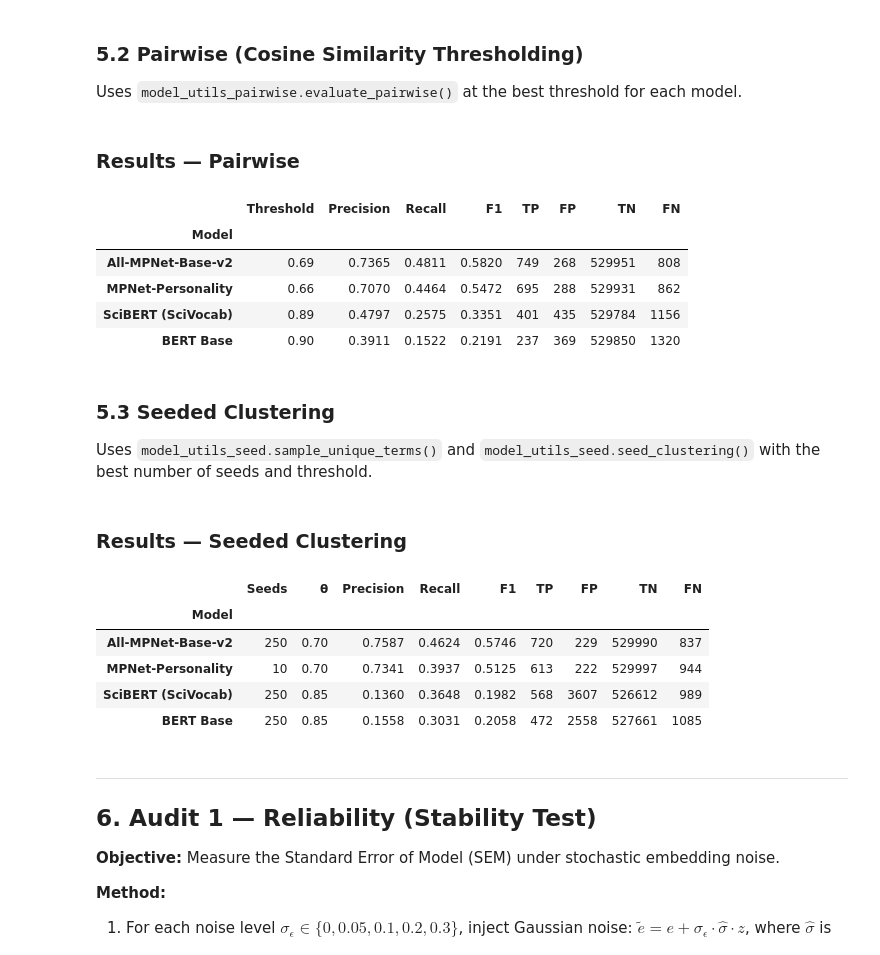
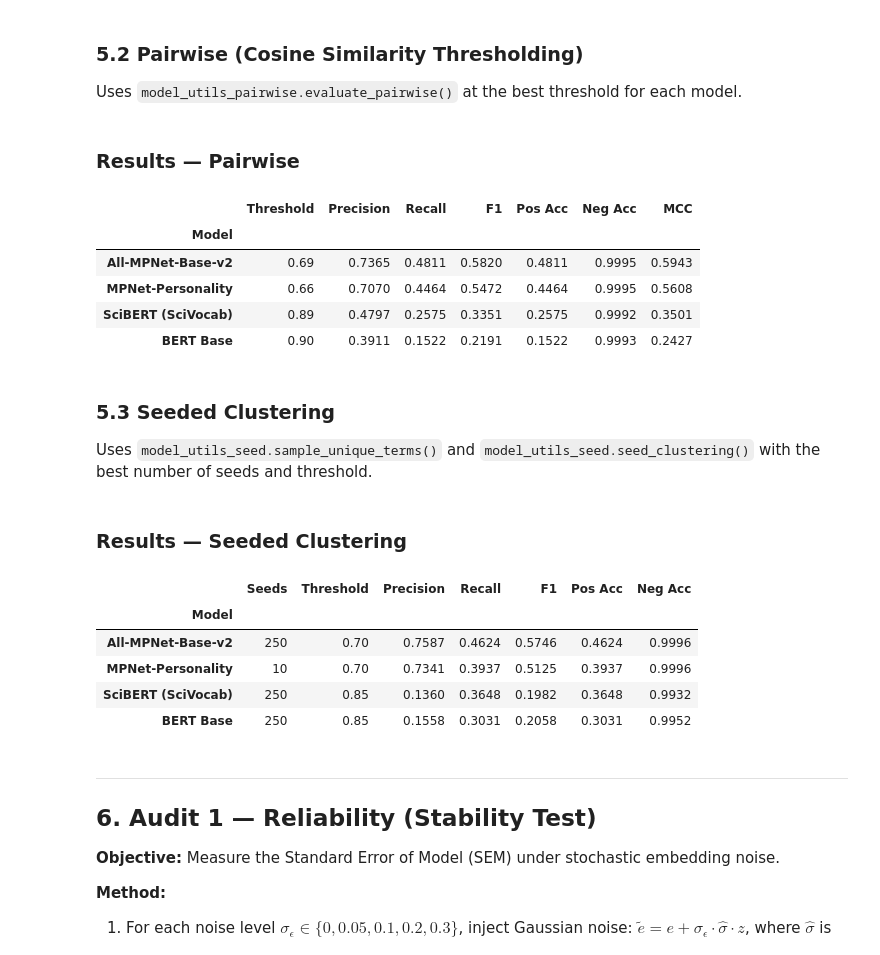
Before and after one commit to rasoulnorouzi/Social_Science_Construct_Harmonization, a Jupyter notebook: analysis/elsst_audit_analysis.ipynb, the cells around one changed output. Saved outputs shown, nothing was run; the diff lists cells and outputs as text; code cells hidden in the pictures.

```diff
--- a/analysis/elsst_audit_analysis.ipynb
+++ b/analysis/elsst_audit_analysis.ipynb
@@ -231,8 +239,8 @@ All subsequent technique evaluations and audits reuse these cached embeddings.
 embedding_cache = {}
 
 for model_name in MODELS_TO_EVAL:
-    model_cfg = MODELS[model_name]
-    model_type = model_cfg.get("type", TYPE_SENTENCE)
+    model_cfg = config.MODELS[model_name]
+    model_type = model_cfg.get("type", config.TYPE_SENTENCE)
     display_name = model_cfg.get("display_name", model_name)
 
     print(f"\n{'─' * 60}")
@@ -244,7 +252,7 @@ for model_name in MODELS_TO_EVAL:
         print(f"  ✗ FAILED — skipping")
         continue
 
-    embedding_cache[model_name] = shared.build_embeddings(model, unique_terms, batch_size=BATCH_SIZE)
+    embedding_cache[model_name] = shared.build_embeddings(model, unique_terms, batch_size=config.BATCH_SIZE)
     print(f"  ✓ Embeddings cached — shape {embedding_cache[model_name]['norm_np'].shape}")
 
     # Free model from GPU memory
@@ -359,6 +372,7 @@ display(pd.DataFrame(clustering_rows).set_index("Model"))
 
 Uses `model_utils_pairwise.evaluate_pairwise()` at the best threshold for each model.
 # %%
+
 # ── 5.2  PAIRWISE ────────────────────────────────────────────────────────────
 pairwise_rows = []
 
@@ -369,16 +383,20 @@ for model_name in MODELS_TO_EVAL:
     norm_t = embedding_cache[model_name]["norm_t"]
     threshold = BEST_PAIRWISE_THRESHOLDS[model_name]
 
-    # Cosine similarity via dot product of L2-normalised vectors
-    sims = (norm_t[idx1_t] * norm_t[idx2_t]).sum(dim=1).cpu().numpy()
+    # Cosine similarity via mup.compute_pairwise_similarities_from_cache()
+    sims = mup.compute_pairwise_similarities_from_cache(norm_t, idx1_t, idx2_t)
+
+    # Evaluate via mup.evaluate_pairwise() — returns sklearn metrics + MCC
+    p, r, f1, pos_acc, neg_acc, mcc = mup.evaluate_pairwise(sims, labels, threshold)
+
     preds = (sims > threshold).astype(np.int8)
 
-    p, r, f1, tp, fp, tn, fn = shared.compute_metrics(labels, preds)
     pairwise_rows.append({
-        "Model": MODELS[model_name]["display_name"],
+        "Model": config.MODELS[model_name]["display_name"],
         "Threshold": f"{threshold:.2f}",
         "Precision": f"{p:.4f}", "Recall": f"{r:.4f}", "F1": f"{f1:.4f}",
-        "TP": tp, "FP": fp, "TN": tn, "FN": fn,
+        "Pos Acc": f"{pos_acc:.4f}", "Neg Acc": f"{neg_acc:.4f}",
+        "MCC": f"{mcc:.4f}",
     })
 
     preds_store["pairwise"][model_name] = {"preds": preds, "similarities": sims}
@@ -387,12 +405,12 @@ display(Markdown("### Results — Pairwise"))
 display(pd.DataFrame(pairwise_rows).set_index("Model"))
 # %% [output]
 ### Results — Pairwise
-|  | Threshold | Precision | Recall | F1 | TP | FP | TN | FN |
-| Model |  |  |  |  |  |  |  |  |
-| All-MPNet-Base-v2 | 0.69 | 0.7365 | 0.4811 | 0.5820 | 749 | 268 | 529951 | 808 |
-| MPNet-Personality | 0.66 | 0.7070 | 0.4464 | 0.5472 | 695 | 288 | 529931 | 862 |
-| SciBERT (SciVocab) | 0.89 | 0.4797 | 0.2575 | 0.3351 | 401 | 435 | 529784 | 1156 |
-| BERT Base | 0.90 | 0.3911 | 0.1522 | 0.2191 | 237 | 369 | 529850 | 1320 |
+|  | Threshold | Precision | Recall | F1 | Pos Acc | Neg Acc | MCC |
+| Model |  |  |  |  |  |  |  |
+| All-MPNet-Base-v2 | 0.69 | 0.7365 | 0.4811 | 0.5820 | 0.4811 | 0.9995 | 0.5943 |
+| MPNet-Personality | 0.66 | 0.7070 | 0.4464 | 0.5472 | 0.4464 | 0.9995 | 0.5608 |
+| SciBERT (SciVocab) | 0.89 | 0.4797 | 0.2575 | 0.3351 | 0.2575 | 0.9992 | 0.3501 |
+| BERT Base | 0.90 | 0.3911 | 0.1522 | 0.2191 | 0.1522 | 0.9993 | 0.2427 |
 # %% [markdown]
 ### 5.3 Seeded Clustering
 
@@ -409,48 +427,52 @@ for model_name in MODELS_TO_EVAL:
     term_to_embedding = {t: e for t, e in zip(unique_terms, norm_t)}
     params = BEST_SEEDED_PARAMS[model_name]
 
-    # Sample initial seeds
+    # Sample initial seeds via mus.sample_unique_terms()
     initial_seeds, remaining_terms = mus.sample_unique_terms(
-        params["n_initial_seeds"], full_df, np.array(unique_terms), random_state=SEED
+        params["n_initial_seeds"], full_df, np.array(unique_terms), random_state=config.SEED
     )
 
-    # Run seeded clustering (suppress verbose output)
+    # Run seeded clustering via mus.seed_clustering() (suppress verbose output)
     with redirect_stdout(StringIO()):
         seeds_cluster = mus.seed_clustering(
             initial_seeds, remaining_terms, term_to_embedding,
             threshold=params["threshold"],
         )
 
-    # Build term → cluster mapping and predict
+    # Evaluate via mus.evaluate_seed_clustering() — returns sklearn metrics
+    p, r, f1, pos_acc, neg_acc = mus.evaluate_seed_clustering(
+        seeds_cluster, full_df, np.array(unique_terms)
+    )
+
+    # Also extract raw predictions for audit reuse
     term_to_cluster = {}
     for cid, (seed, members) in enumerate(seeds_cluster.items()):
         for term in members:
             term_to_cluster[term] = cid
 
     c1 = np.array([term_to_cluster.get(t, -1) for t in terms1])
     c2 = np.array([term_to_cluster.get(t, -1) for t in terms2])
     preds = ((c1 == c2) & (c1 != -1)).astype(int)
 
-    p, r, f1, tp, fp, tn, fn = shared.compute_metrics(labels, preds)
     seeded_rows.append({
-        "Model": MODELS[model_name]["display_name"],
-        "Seeds": params["n_initial_seeds"], "θ": f"{params['threshold']:.2f}",
+        "Model": config.MODELS[model_name]["display_name"],
+        "Seeds": params["n_initial_seeds"], "Threshold": f"{params['threshold']:.2f}",
         "Precision": f"{p:.4f}", "Recall": f"{r:.4f}", "F1": f"{f1:.4f}",
-        "TP": tp, "FP": fp, "TN": tn, "FN": fn,
+        "Pos Acc": f"{pos_acc:.4f}", "Neg Acc": f"{neg_acc:.4f}",
     })
 
     preds_store["seeded"][model_name] = {"preds": preds, "term_to_cluster": term_to_cluster}
 
 display(Markdown("### Results — Seeded Clustering"))
 display(pd.DataFrame(seeded_rows).set_index("Model"))
 # %% [output]
 ### Results — Seeded Clustering
-|  | Seeds | θ | Precision | Recall | F1 | TP | FP | TN | FN |
-| Model |  |  |  |  |  |  |  |  |  |
-| All-MPNet-Base-v2 | 250 | 0.70 | 0.7587 | 0.4624 | 0.5746 | 720 | 229 | 529990 | 837 |
-| MPNet-Personality | 10 | 0.70 | 0.7341 | 0.3937 | 0.5125 | 613 | 222 | 529997 | 944 |
-| SciBERT (SciVocab) | 250 | 0.85 | 0.1360 | 0.3648 | 0.1982 | 568 | 3607 | 526612 | 989 |
-| BERT Base | 250 | 0.85 | 0.1558 | 0.3031 | 0.2058 | 472 | 2558 | 527661 | 1085 |
+|  | Seeds | Threshold | Precision | Recall | F1 | Pos Acc | Neg Acc |
+| Model |  |  |  |  |  |  |  |
+| All-MPNet-Base-v2 | 250 | 0.70 | 0.7587 | 0.4624 | 0.5746 | 0.4624 | 0.9996 |
+| MPNet-Personality | 10 | 0.70 | 0.7341 | 0.3937 | 0.5125 | 0.3937 | 0.9996 |
+| SciBERT (SciVocab) | 250 | 0.85 | 0.1360 | 0.3648 | 0.1982 | 0.3648 | 0.9932 |
+| BERT Base | 250 | 0.85 | 0.1558 | 0.3031 | 0.2058 | 0.3031 | 0.9952 |
 # %% [markdown]
 ---
 
```
Also changed, not shown: parts of 18 cells of this notebook, 4 other files.
